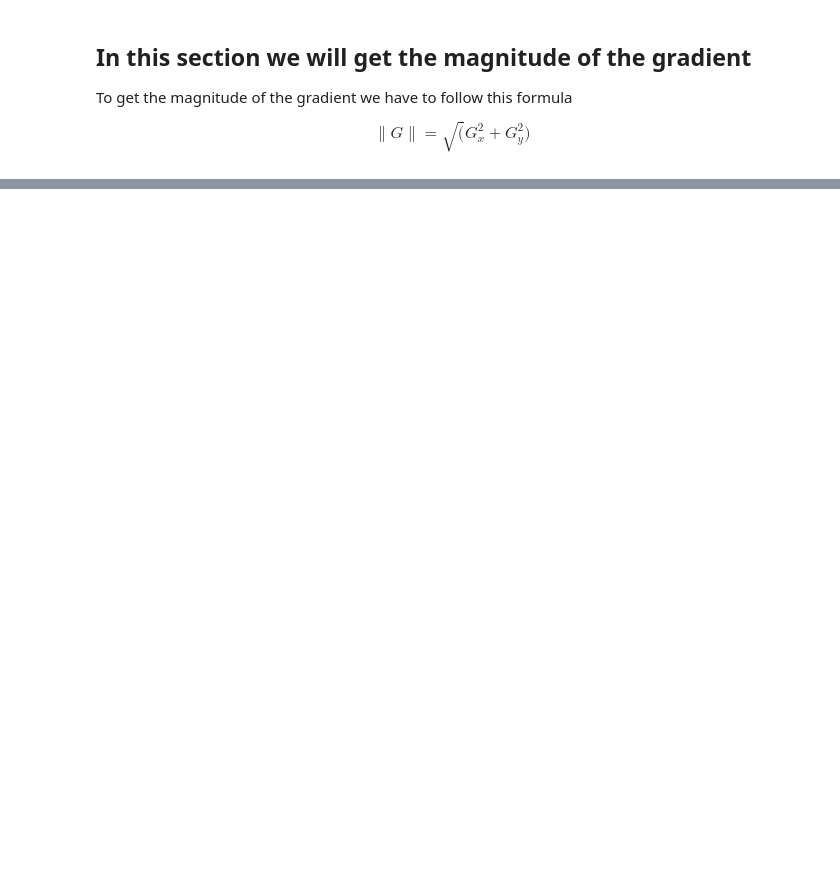
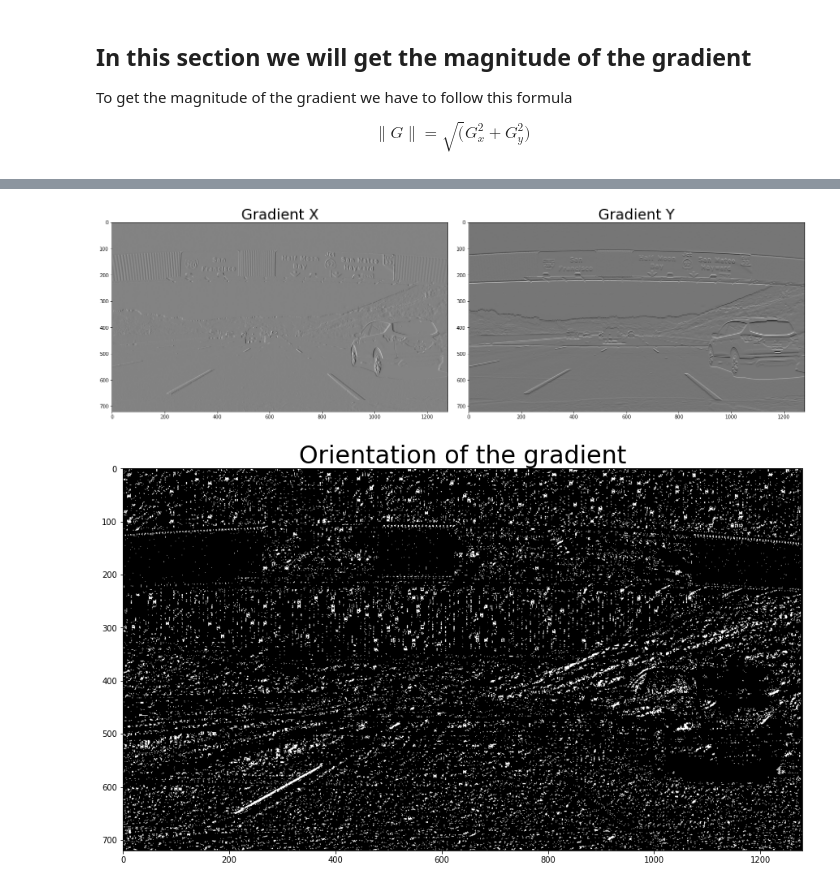
Before and after one commit to CheloGE/CarND-Tinker_with_Sobel_operator, a Jupyter notebook: Sobel Tinkering.ipynb, the cells around one changed output, grey strips where cells are left out. Saved outputs shown, nothing was run; the diff lists cells and outputs as text; code cells hidden in the pictures; blank space fills up the shorter version.

```diff
--- a/Sobel Tinkering.ipynb
+++ b/Sobel Tinkering.ipynb
@@ -121,0 +175,21 @@ plt.imshow(mag_thresh(image, Gx, Gy, mag_thresh=(30,100)), cmap='gray');
+# %%
+# Read in an image and grayscale it
+image = mpimg.imread('signs_vehicles_xygrad.png')
+Gx = abs_sobel_thresh(image, kernel_size=3, orient='x', gradient=True)
+Gy = abs_sobel_thresh(image, kernel_size=3, orient='y', gradient=True)
+
+# Plot the result
+f, (ax1, ax2) = plt.subplots(1, 2, figsize=(20, 9))
+f.tight_layout()
+ax1.imshow(Gx, cmap='gray')
+ax1.set_title('Gradient X', fontsize=30)
+ax2.imshow(Gy, cmap='gray')
+ax2.set_title('Gradient Y', fontsize=30)
+plt.subplots_adjust(left=0., right=1, top=0.9, bottom=0.)
+
+plt.figure(3, figsize=(15,15))
+plt.title('Orientation of the gradient', fontsize=30)
+plt.imshow(orientation_threshold(image,Gx,Gy, dir_thresh=(0.7, 1.3)), cmap='gray');
+# %% [output]
+[figure, added]
+[figure, added]
```
Also changed, not shown: parts of 5 cells of this notebook.
